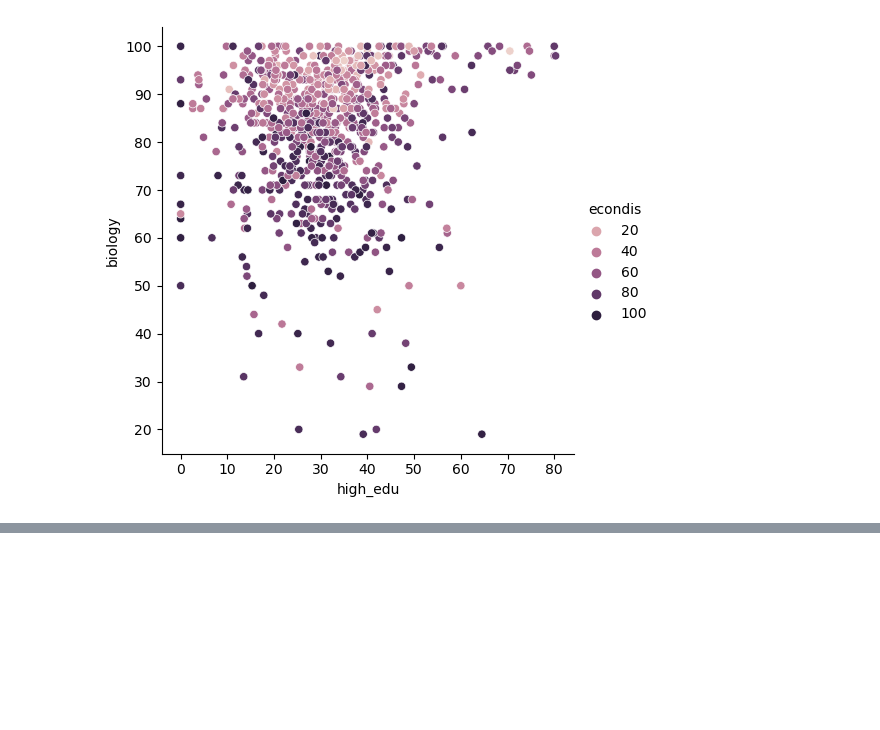
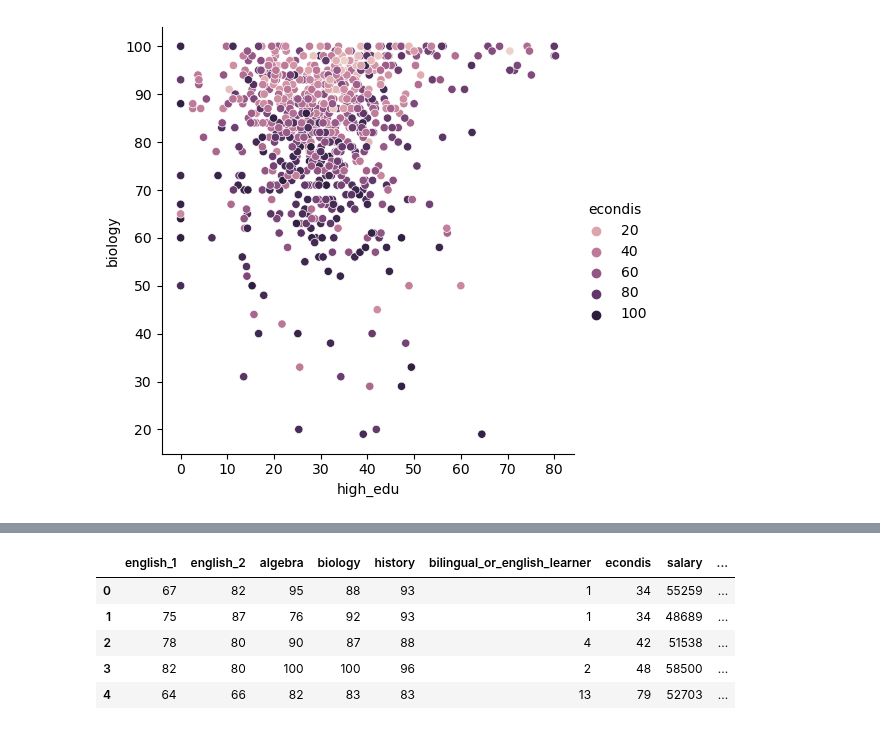
Before and after one commit to college-readiness-preds/capstone_readiness, a Jupyter notebook: Andy/explore.ipynb, the cells around one changed output, grey strips where cells are left out. Cells and saved outputs as stored; diff of their text form; code cells hidden in the pictures; blank space fills up the shorter version.

```diff
--- a/Andy/explore.ipynb
+++ b/Andy/explore.ipynb
@@ -721,0 +744,11 @@ plt.show()
+# %%
+df=df.astype('int')
+# %%
+df.head()
+# %% [output]
+|  | english_1 | english_2 | algebra | biology | history | bilingual_or_english_learner | econdis | salary | ... |
+| 0 | 67 | 82 | 95 | 88 | 93 | 1 | 34 | 55259 | ... |
+| 1 | 75 | 87 | 76 | 92 | 93 | 1 | 34 | 48689 | ... |
+| 2 | 78 | 80 | 90 | 87 | 88 | 4 | 42 | 51538 | ... |
+| 3 | 82 | 80 | 100 | 100 | 96 | 2 | 48 | 58500 | ... |
+| 4 | 64 | 66 | 82 | 83 | 83 | 13 | 79 | 52703 | ... |
```
Also changed, not shown: parts of 12 cells of this notebook, 7 other files.
